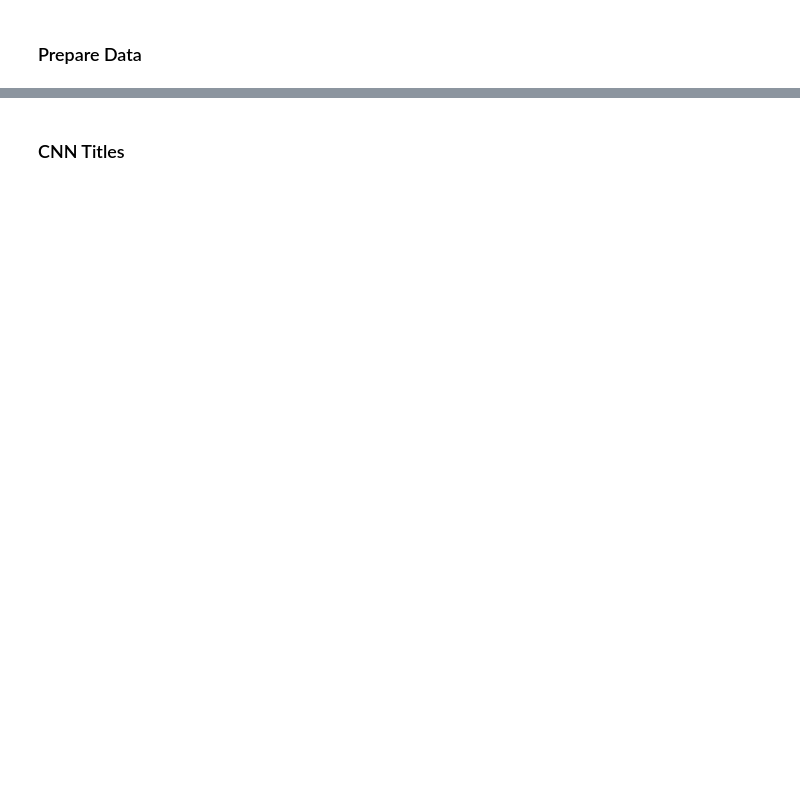
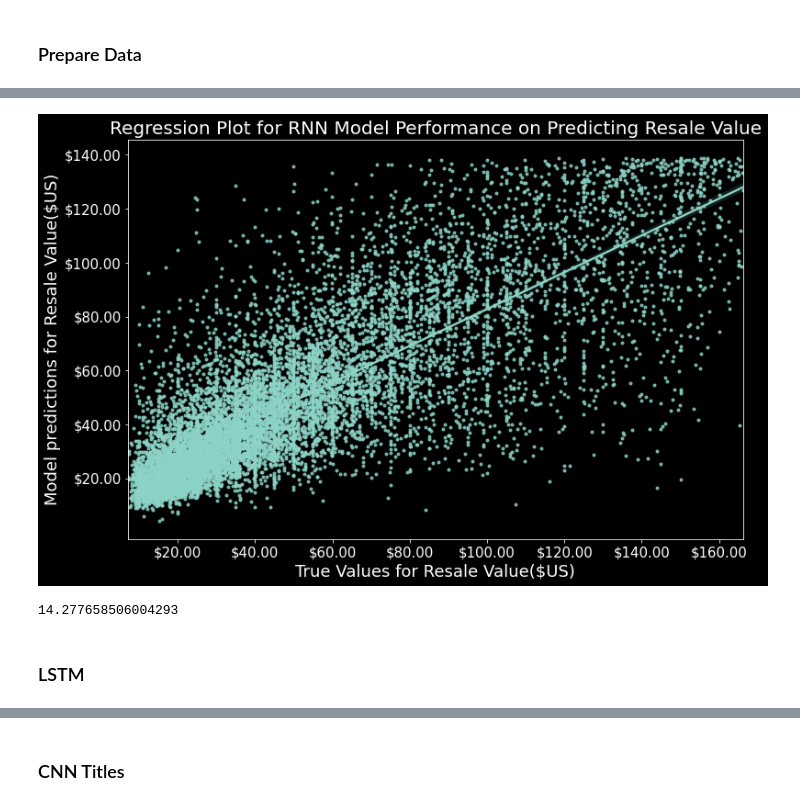
Before and after one commit to ddey117/Neural_Network_Predicting_Reseller_Success_Ebay, a Jupyter notebook: Notebooks/Model_Interpret.ipynb, the cells around one changed output, grey strips where cells are left out. Saved outputs shown, nothing was run; the diff lists cells and outputs as text; code cells hidden in the pictures; blank space fills up the shorter version.

```diff
--- a/Notebooks/Model_Interpret.ipynb
+++ b/Notebooks/Model_Interpret.ipynb
@@ -432,8 +448,8 @@ voc_size = 30000
 max_len = 11
 embedding_features = 100
 tokenizer = Tokenizer(num_words=voc_size, oov_token = '<OOV>')
-tokenizer.fit_on_texts(df_train)
-sequences_train = tokenizer.texts_to_sequences(df_train)
+tokenizer.fit_on_texts(X_train)
+sequences_train = tokenizer.texts_to_sequences(X_train)
 sequences_val = tokenizer.texts_to_sequences(X_val)
 sequences_test = tokenizer.texts_to_sequences(X_test)
 # %%
@@ -541 +802,38 @@ df_title['labels'].describe()
+# %%
+plt.figure(figsize=(12,8))
+
+ax = sns.regplot(x=y_test,y=preds,marker='.')
+plt.title('Regression Plot for RNN Model Performance on Predicting Resale Value',
+         fontsize=20)
+plt.ylabel('Model predictions for Resale Value($US)',
+          fontsize=18)
+plt.xlabel('True Values for Resale Value($US)',
+          fontsize=18)
+plt.xticks([20,40,
+            60,80,
+            100,120,
+            140,160],
+           ['$20.00','$40.00',
+            '$60.00','$80.00',
+            '$100.00','$120.00',
+            '$140.00','$160.00'],
+          fontsize=15)
+plt.yticks([20,40,
+            60,80,
+            100,120,
+            140],
+           ['$20.00','$40.00',
+            '$60.00','$80.00',
+            '$100.00','$120.00',
+            '$140.00'],
+          fontsize=15)
+plt.savefig('images/regPlot_GRU_performance.png');
+# %% [output]
+[figure, added]
+# %%
+test_mae
+# %% [output]
+14.277658506004293
+# %% [markdown]
+### LSTM
 # %%
```
Also changed, not shown: parts of 89 cells of this notebook, 25 other files.
